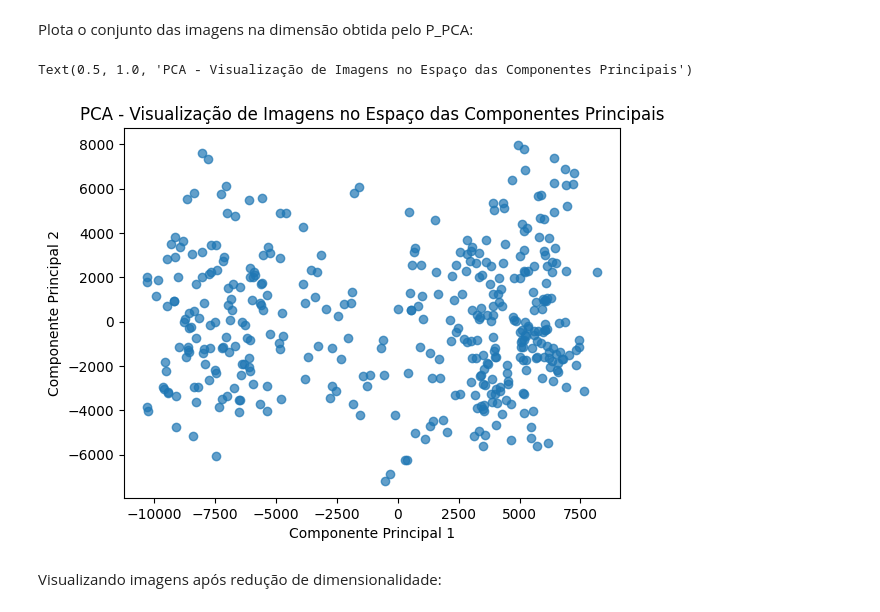
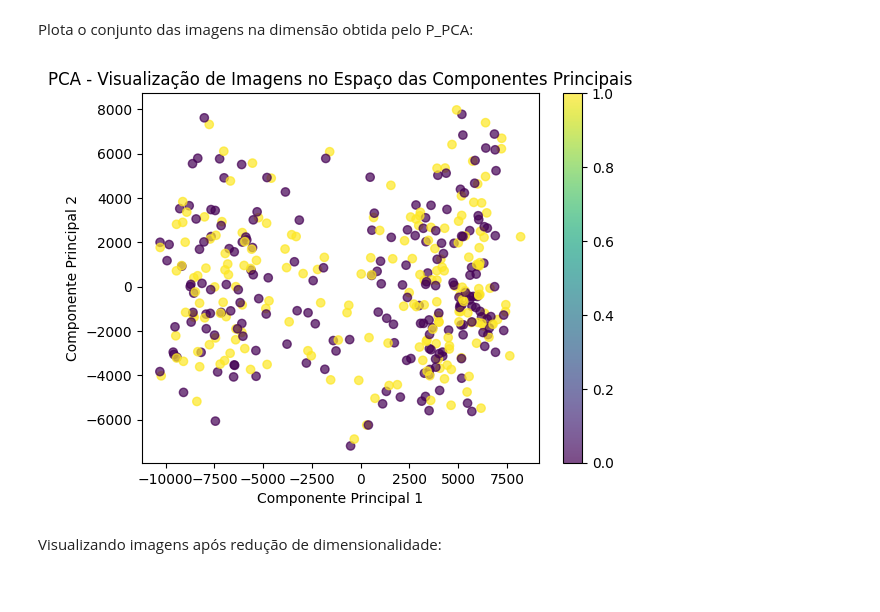
Before and after one commit to lorran-araujo/LNCC, a Jupyter notebook: disciplinas/redes-neurais/codes/lista3/exercicio3.ipynb, the cells around one changed output. Drawn from its saved outputs; the diff is of its cells as text; code cells hidden in the pictures.

```diff
--- a/disciplinas/redes-neurais/codes/lista3/exercicio3.ipynb
+++ b/disciplinas/redes-neurais/codes/lista3/exercicio3.ipynb
@@ -31,8 +31,15 @@ Carregando conjunto de imagens:
 image_dir = './dataset-FEI/frontalimages_spatiallynormalized/'
 images = []
 image_paths = []
+labels = []
 
 for img_name in os.listdir(image_dir):
+    if img_name.endswith(".jpg"):  # Verifique a extensão de arquivo que deseja
+        # Verifica o último caractere antes da extensão para definir a label
+        if img_name[-5] == 'a':  # -5 assume que a extensão é '.jpg'; ajuste se necessário
+            labels.append(0)
+        elif img_name[-5] == 'b':  # -5 assume que a extensão é '.jpg'; ajuste se necessário
+            labels.append(1)
     img_path = os.path.join(image_dir, img_name)
     img = Image.open(img_path)
     img = img.resize((260, 360))
@@ -41,6 +48,7 @@ for img_name in os.listdir(image_dir):
     image_paths.append(img_path)
 
 images = np.array(images)
-images.shape
+print(images.shape)
+print(labels)
 # %% [output]
 (400, 360, 260)
@@ -47,19 +55,0 @@ images.shape
-# %%
-import os
-
-# Diretório onde suas imagens estão armazenadas
-diretorio_imagens = "./dataset-FEI/frontalimages_spatiallynormalized/"
-
-# Lista para armazenar os labels
-labels = []
-
-# Itera sobre cada arquivo no diretório
-for filename in os.listdir(diretorio_imagens):
-    if filename.endswith(".jpg"):  # Verifique a extensão de arquivo que deseja
-        # Verifica o último caractere antes da extensão para definir a label
-        if filename[-5] == 'a':  # -5 assume que a extensão é '.jpg'; ajuste se necessário
-            labels.append(0)
-        elif filename[-5] == 'b':  # -5 assume que a extensão é '.jpg'; ajuste se necessário
-            labels.append(1)
-
-labels
@@ -198,14 +172,14 @@ x_PCA.shape
 # %% [markdown]
 Plota o conjunto das imagens na dimensão obtida pelo P_PCA:
 # %%
-plt.scatter(x_PCA[0, :], x_PCA[1,:], alpha=0.7)
-#plt.colorbar()
+plt.scatter(x_PCA[0, :], x_PCA[1, :], c=labels, cmap='viridis', alpha=0.7)
+plt.colorbar()
 plt.xlabel('Componente Principal 1')
 plt.ylabel('Componente Principal 2')
 plt.title('PCA - Visualização de Imagens no Espaço das Componentes Principais')
+plt.show()
 # %% [output]
-Text(0.5, 1.0, 'PCA - Visualização de Imagens no Espaço das Componentes Principais')
-[figure, old version]
+[figure, new version]
 # %% [markdown]
 Visualizando imagens após redução de dimensionalidade:
 # %%
```
Also changed, not shown: parts of 3 cells of this notebook.
